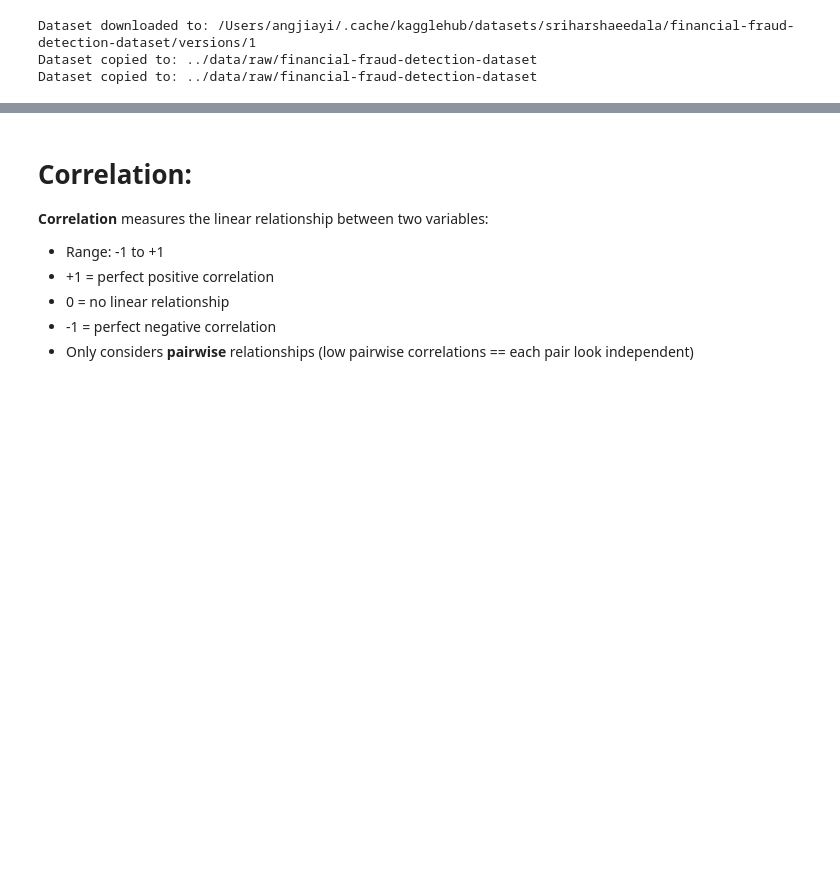
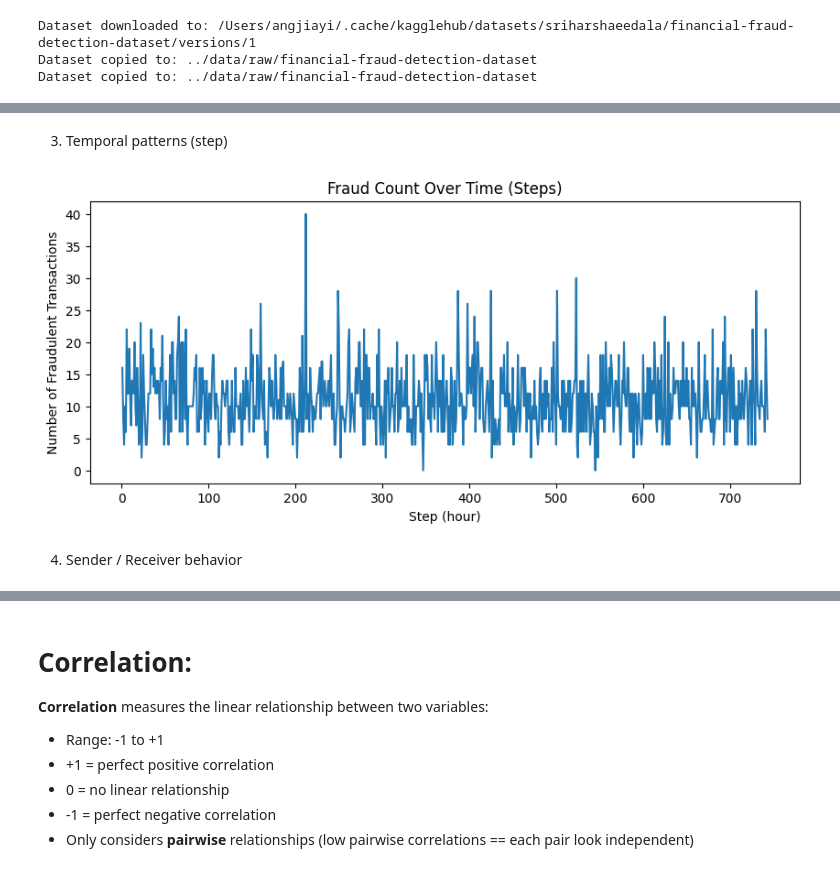
Before and after one commit to jl5045/DSA4263, a Jupyter notebook: notebooks/EDA.ipynb, the cells around one changed output, grey strips where cells are left out. Saved outputs shown, nothing was run; the diff lists cells and outputs as text; code cells hidden in the pictures; blank space fills up the shorter version.

```diff
--- a/notebooks/EDA.ipynb
+++ b/notebooks/EDA.ipynb
@@ -58,0 +211,13 @@ df_encode['type'] = df_encode['type'].astype('category').cat.codes
+# %% [markdown]
+3. Temporal patterns (step)
+# %%
+plt.figure(figsize=(10,4))
+df.groupby('step')['isFraud'].sum().plot()
+plt.title("Fraud Count Over Time (Steps)")
+plt.xlabel("Step (hour)")
+plt.ylabel("Number of Fraudulent Transactions")
+plt.show()
+# %% [output]
+[figure, added]
+# %% [markdown]
+4. Sender / Receiver behavior
```
Also changed, not shown: parts of 43 cells of this notebook, 1 other file.
